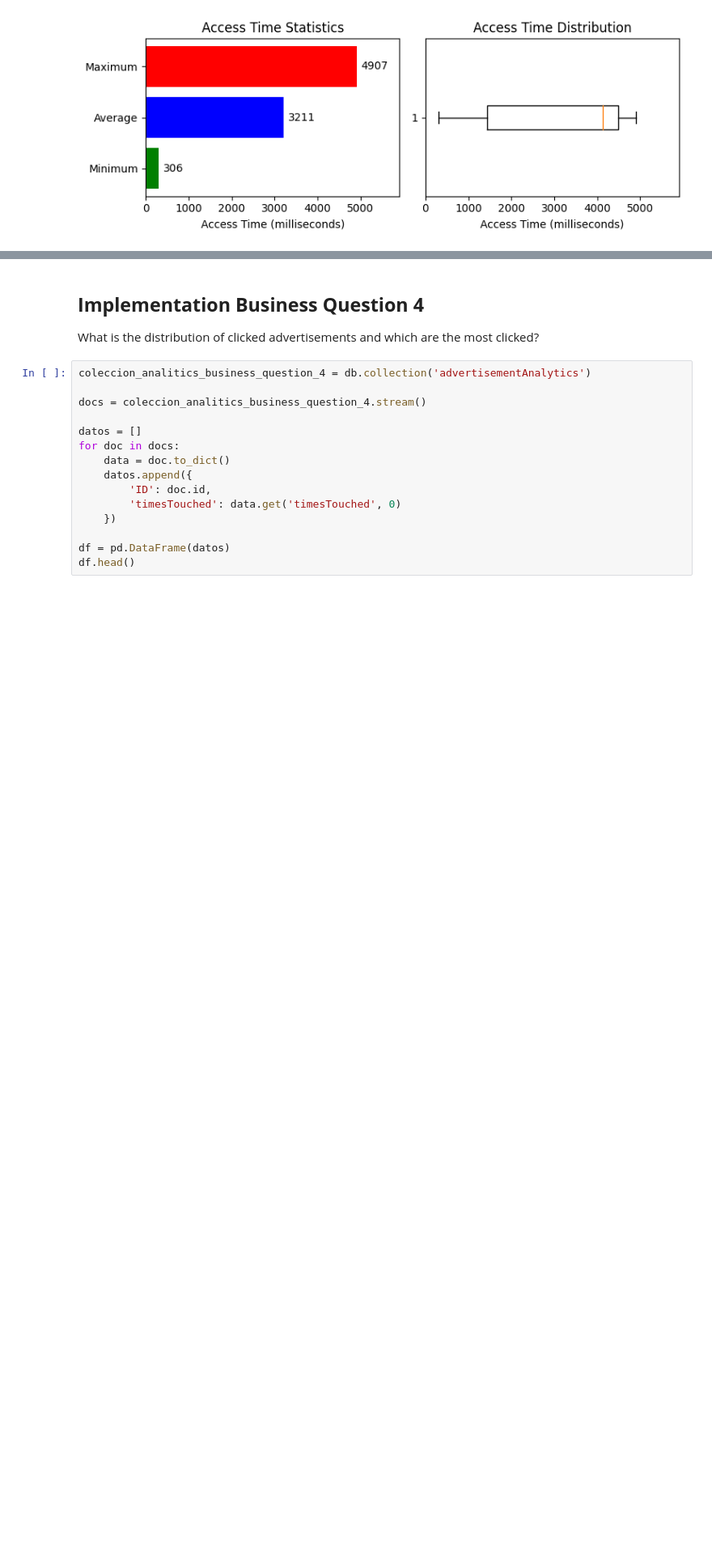
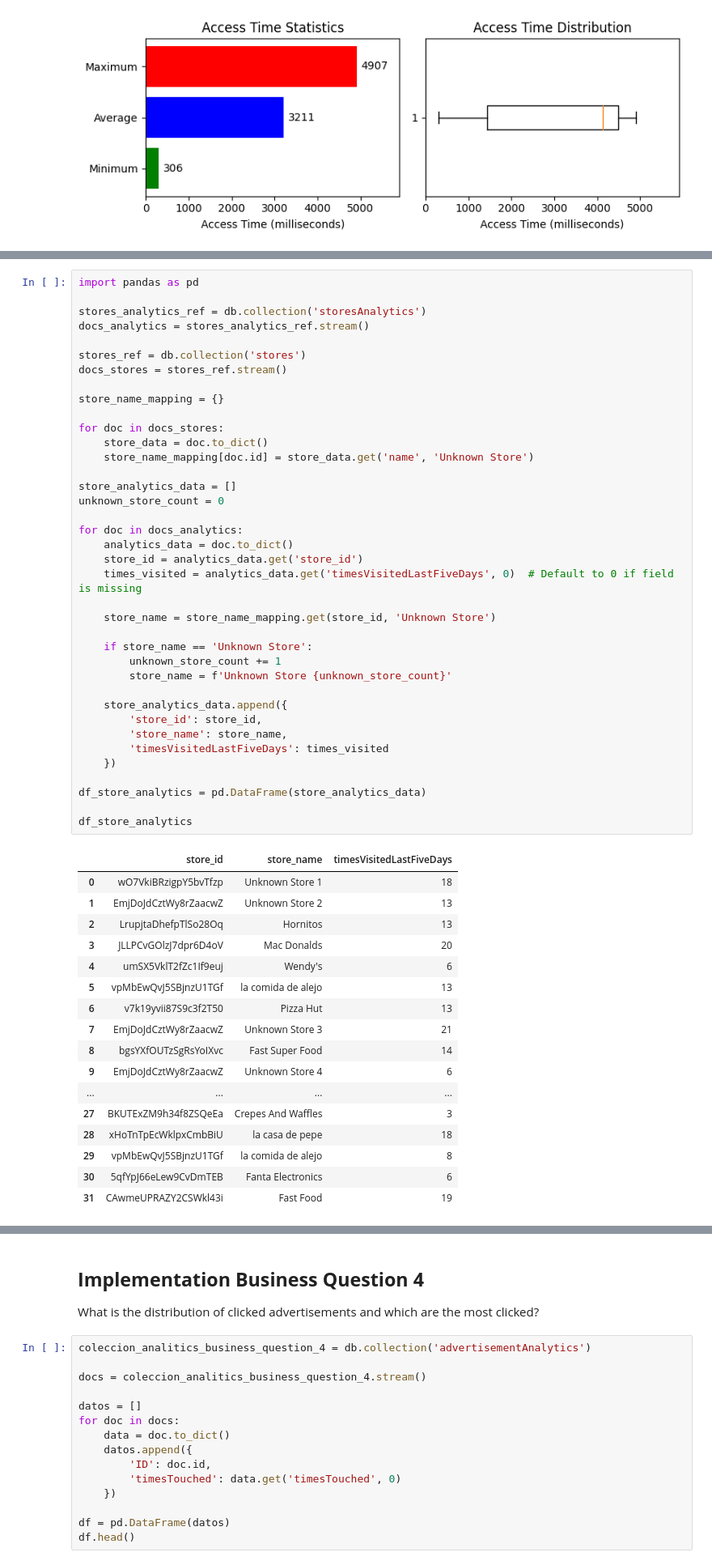
Before and after one commit to MobileDev-SEC02-G21/Senecard_Analytics, a Jupyter notebook: Analytics_Senecard/Analytics_Senecard/Analytics_Senecard.ipynb, the cells around one changed output, grey strips where cells are left out. Shown at 81% size. Drawn from its saved outputs; the diff is of its cells as text; blank space fills up the shorter version.

```diff
--- a/Analytics_Senecard/Analytics_Senecard/Analytics_Senecard.ipynb
+++ b/Analytics_Senecard/Analytics_Senecard/Analytics_Senecard.ipynb
@@ -79,0 +84,56 @@ plt.show()
+# %%
+import pandas as pd
+
+stores_analytics_ref = db.collection('storesAnalytics')
+docs_analytics = stores_analytics_ref.stream()
+
+stores_ref = db.collection('stores')
+docs_stores = stores_ref.stream()
+
+store_name_mapping = {}
+
+for doc in docs_stores:
+    store_data = doc.to_dict()
+    store_name_mapping[doc.id] = store_data.get('name', 'Unknown Store')
+
+store_analytics_data = []
+unknown_store_count = 0
+
+for doc in docs_analytics:
+    analytics_data = doc.to_dict()
+    store_id = analytics_data.get('store_id')
+    times_visited = analytics_data.get('timesVisitedLastFiveDays', 0)  # Default to 0 if field is missing
+
+    store_name = store_name_mapping.get(store_id, 'Unknown Store')
+
+    if store_name == 'Unknown Store':
+        unknown_store_count += 1
+        store_name = f'Unknown Store {unknown_store_count}'
+
+    store_analytics_data.append({
+        'store_id': store_id,
+        'store_name': store_name,
+        'timesVisitedLastFiveDays': times_visited
+    })
+
+df_store_analytics = pd.DataFrame(store_analytics_data)
+
+df_store_analytics
+# %% [output]
+|  | store_id | store_name | timesVisitedLastFiveDays |
+| 0 | wO7VkiBRzigpY5bvTfzp | Unknown Store 1 | 18 |
+| 1 | EmjDoJdCztWy8rZaacwZ | Unknown Store 2 | 13 |
+| 2 | LrupjtaDhefpTlSo28Oq | Hornitos | 13 |
+| 3 | JLLPCvGOlzJ7dpr6D4oV | Mac Donalds | 20 |
+| 4 | umSX5VklT2fZc1If9euj | Wendy's | 6 |
+| 5 | vpMbEwQvJ5SBjnzU1TGf | la comida de alejo | 13 |
+| 6 | v7k19yvii87S9c3f2T50 | Pizza Hut | 13 |
+| 7 | EmjDoJdCztWy8rZaacwZ | Unknown Store 3 | 21 |
+| 8 | bgsYXfOUTzSgRsYoIXvc | Fast Super Food | 14 |
+| 9 | EmjDoJdCztWy8rZaacwZ | Unknown Store 4 | 6 |
+| ... | ... | ... | ... |
+| 27 | BKUTExZM9h34f8ZSQeEa | Crepes And Waffles | 3 |
+| 28 | xHoTnTpEcWklpxCmbBiU | la casa de pepe | 18 |
+| 29 | vpMbEwQvJ5SBjnzU1TGf | la comida de alejo | 8 |
+| 30 | 5qfYpJ66eLew9CvDmTEB | Fanta Electronics | 6 |
+| 31 | CAwmeUPRAZY2CSWkl43i | Fast Food | 19 |
```
Also changed, not shown: parts of 3 cells of this notebook.
